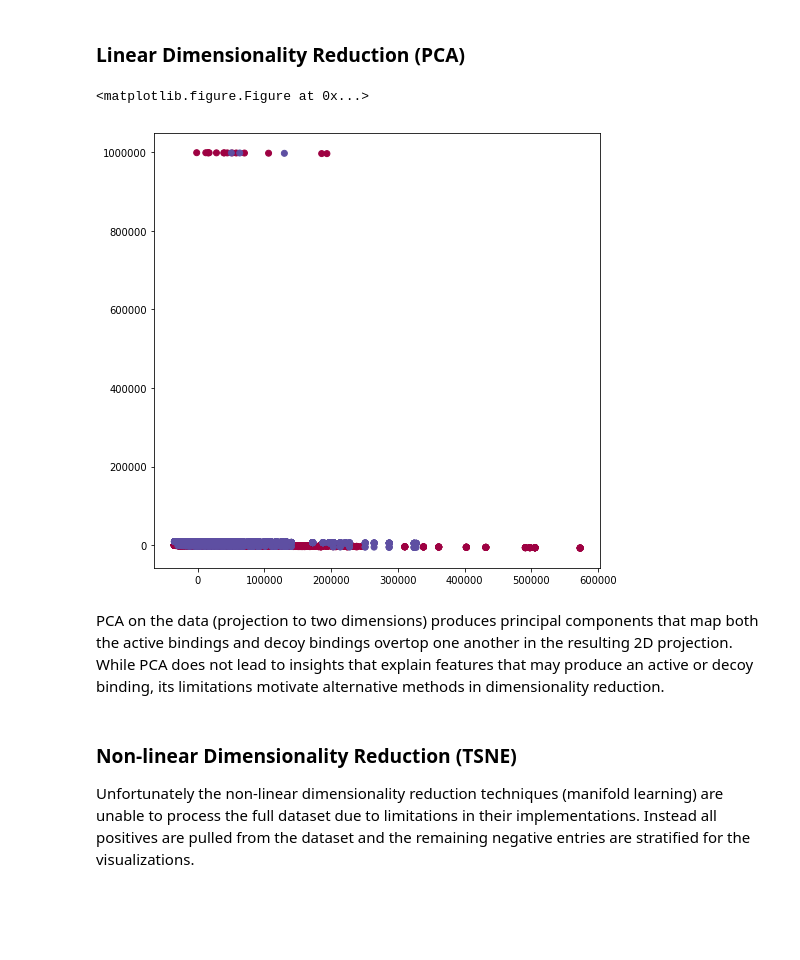
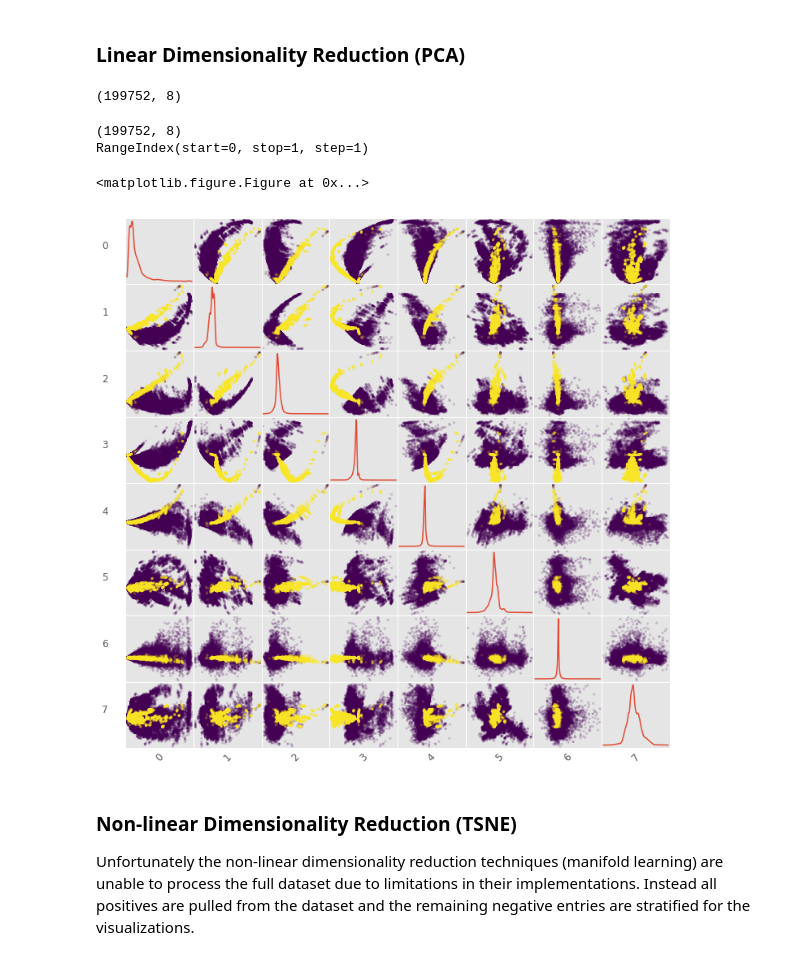
Before and after one commit to wderekjones/protein_binding, a Jupyter notebook: results_0.ipynb, the cells around one changed output. Drawn from its saved outputs; the diff is of its cells as text; code cells hidden in the pictures; blank space fills up the shorter version.

```diff
--- a/results_0.ipynb
+++ b/results_0.ipynb
@@ -120,19 +129,44 @@ y = combine_positive_negative_data(y_n, y_p)
 ### Linear Dimensionality Reduction (PCA)
 # %%
 from sklearn.decomposition import PCA
+from sklearn.preprocessing import normalize
 
-reduced_x_ = PCA(n_components=2).fit_transform(X)
+X_norm = normalize(X)
+
+reduced_x_ = PCA(n_components=8).fit_transform(X_norm)
+print (reduced_x_.shape)
+# %% [output]
+(199752, 8)
-# %%
-plt.clf()
-plt.figure(figsize=(8,8))
-plt.legend()
-plt.scatter(x=reduced_x_[:,0],y=reduced_x_[:,1],c=m.to_rgba(y[:,0]))
-plt.show()
-# %% [output]
-<matplotlib.figure.Figure at 0x...>
-[figure, removed]
-# %% [markdown]
-PCA on the data (projection to two dimensions) produces principal components that map both the active bindings and decoy bindings overtop one another in the resulting 2D projection. While PCA does not lead to insights that explain features that may produce an active or decoy binding, its limitations motivate alternative methods in dimensionality reduction.
+# %%
+reduced_x_ = pd.DataFrame(reduced_x_)
+print (reduced_x_.shape)
+
+
+#reduced_x_[(reduced_x_.shape[1]+1)]  = pd.DataFrame(y)
+#print (reduced_x_.shape)
+
+y_labels = pd.DataFrame(y)
+print (y_labels.columns)
+
+plt.clf()
+sm = pd.plotting.scatter_matrix(reduced_x_,alpha=0.2, c = y_labels[0],figsize=(12,12),diagonal='kde')
+
+[s.xaxis.label.set_rotation(45) for s in sm.reshape(-1)]
+[s.yaxis.label.set_rotation(0) for s in sm.reshape(-1)]
+
+#May need to offset label when rotating to prevent overlap of figure
+[s.get_yaxis().set_label_coords(-0.3,0.5) for s in sm.reshape(-1)]
+
+#Hide all ticks
+[s.set_xticks(()) for s in sm.reshape(-1)]
+[s.set_yticks(()) for s in sm.reshape(-1)]
+
+plt.show()
+# %% [output]
+(199752, 8)
+RangeIndex(start=0, stop=1, step=1)
+<matplotlib.figure.Figure at 0x...>
+[figure, added]
 # %% [markdown]
 ### Non-linear Dimensionality Reduction (TSNE)
 Unfortunately the non-linear dimensionality reduction techniques (manifold learning) are unable to process the full dataset due to limitations in their implementations. Instead all positives are pulled from the dataset and the remaining negative entries are stratified for the visualizations.
```
Also changed, not shown: parts of 7 cells of this notebook, 2 other files.
